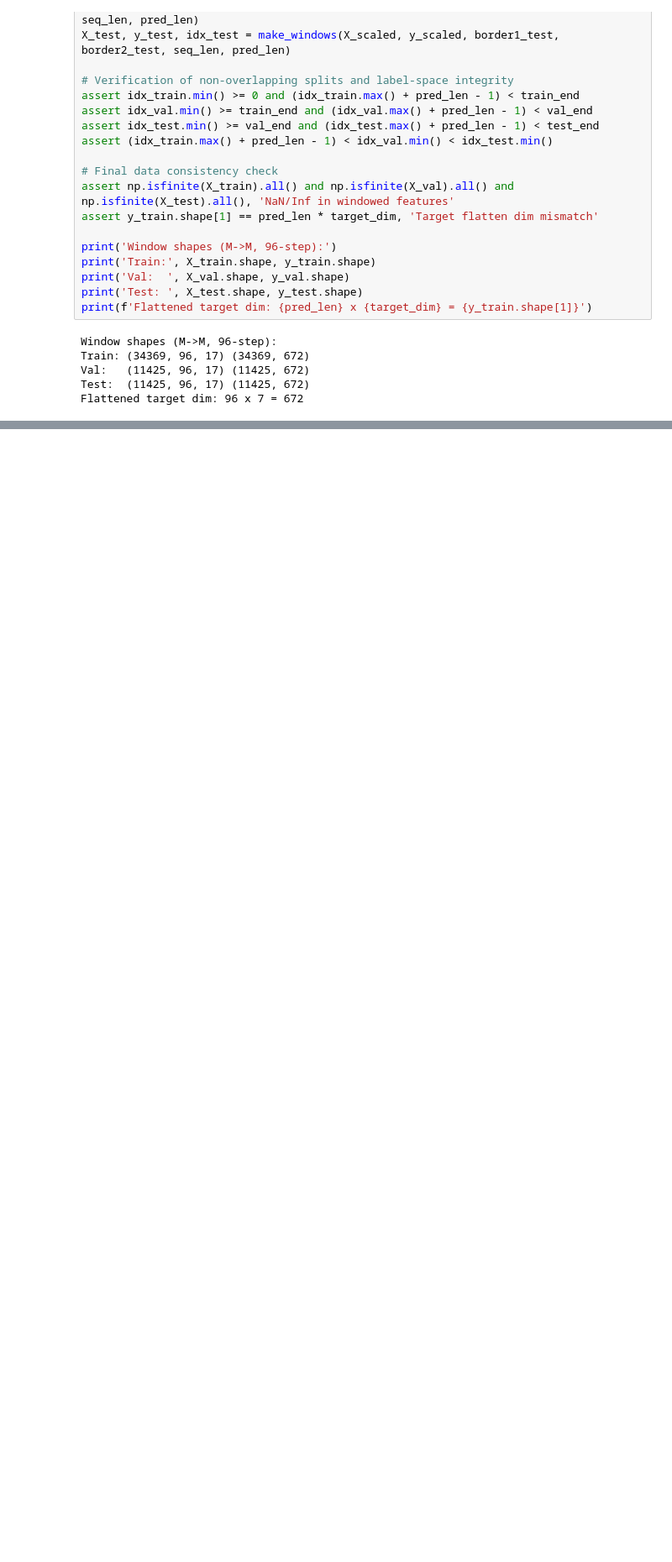
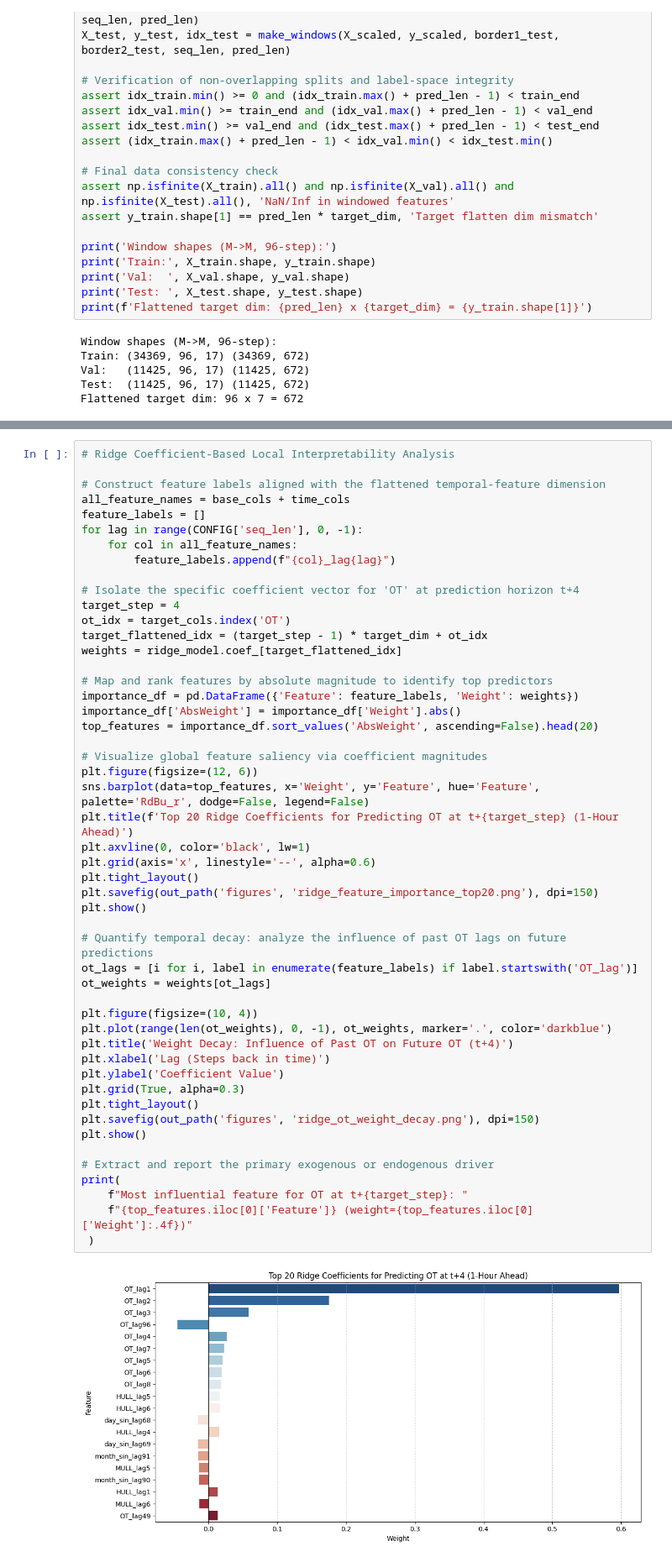
Before and after one commit to Zayne-Feng/ETTm-Forecasting, a Jupyter notebook: ettm1_end_to_end.ipynb, the cells around one changed output, grey strips where cells are left out. Shown at 84% size. Drawn from its saved outputs; the diff is of its cells as text; blank space fills up the shorter version.

```diff
--- a/ettm1_end_to_end.ipynb
+++ b/ettm1_end_to_end.ipynb
@@ -1042,0 +1359,52 @@ Flattened target dim: 96 x 7 = 672
+# %%
+# Ridge Coefficient-Based Local Interpretability Analysis
+
+# Construct feature labels aligned with the flattened temporal-feature dimension
+all_feature_names = base_cols + time_cols
+feature_labels = []
+for lag in range(CONFIG['seq_len'], 0, -1):
+    for col in all_feature_names:
+        feature_labels.append(f"{col}_lag{lag}")
+
+# Isolate the specific coefficient vector for 'OT' at prediction horizon t+4
+target_step = 4
+ot_idx = target_cols.index('OT')
+target_flattened_idx = (target_step - 1) * target_dim + ot_idx
+weights = ridge_model.coef_[target_flattened_idx]
+
+# Map and rank features by absolute magnitude to identify top predictors
+importance_df = pd.DataFrame({'Feature': feature_labels, 'Weight': weights})
+importance_df['AbsWeight'] = importance_df['Weight'].abs()
+top_features = importance_df.sort_values('AbsWeight', ascending=False).head(20)
+
+# Visualize global feature saliency via coefficient magnitudes
+plt.figure(figsize=(12, 6))
+sns.barplot(data=top_features, x='Weight', y='Feature', hue='Feature', palette='RdBu_r', dodge=False, legend=False)
+plt.title(f'Top 20 Ridge Coefficients for Predicting OT at t+{target_step} (1-Hour Ahead)')
+plt.axvline(0, color='black', lw=1)
+plt.grid(axis='x', linestyle='--', alpha=0.6)
+plt.tight_layout()
+plt.savefig(out_path('figures', 'ridge_feature_importance_top20.png'), dpi=150)
+plt.show()
+
+# Quantify temporal decay: analyze the influence of past OT lags on future predictions
+ot_lags = [i for i, label in enumerate(feature_labels) if label.startswith('OT_lag')]
+ot_weights = weights[ot_lags]
+
+plt.figure(figsize=(10, 4))
+plt.plot(range(len(ot_weights), 0, -1), ot_weights, marker='.', color='darkblue')
+plt.title('Weight Decay: Influence of Past OT on Future OT (t+4)')
+plt.xlabel('Lag (Steps back in time)')
+plt.ylabel('Coefficient Value')
+plt.grid(True, alpha=0.3)
+plt.tight_layout()
+plt.savefig(out_path('figures', 'ridge_ot_weight_decay.png'), dpi=150)
+plt.show()
+
+# Extract and report the primary exogenous or endogenous driver
+print(
+    f"Most influential feature for OT at t+{target_step}: "
+    f"{top_features.iloc[0]['Feature']} (weight={top_features.iloc[0]['Weight']:.4f})"
+ )
+# %% [output]
+[figure, added]
```
Also changed, not shown: parts of 8 cells of this notebook, 3 other files.
